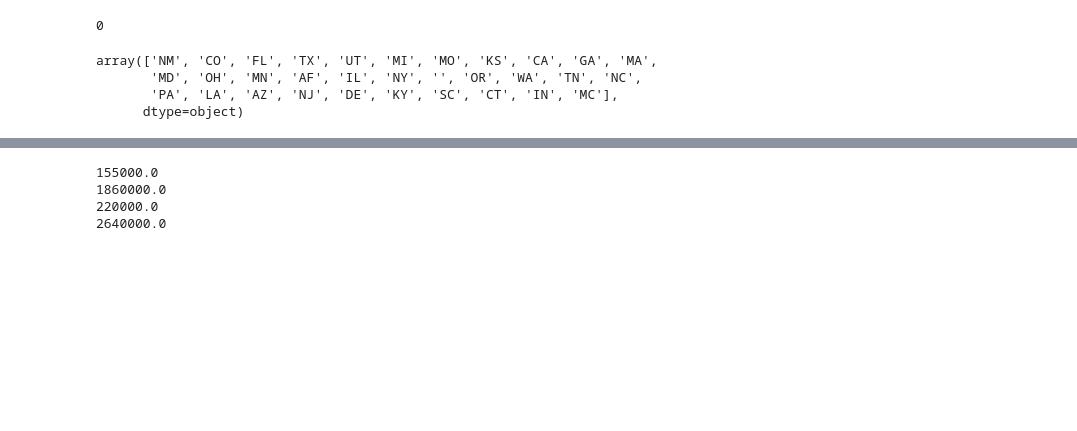
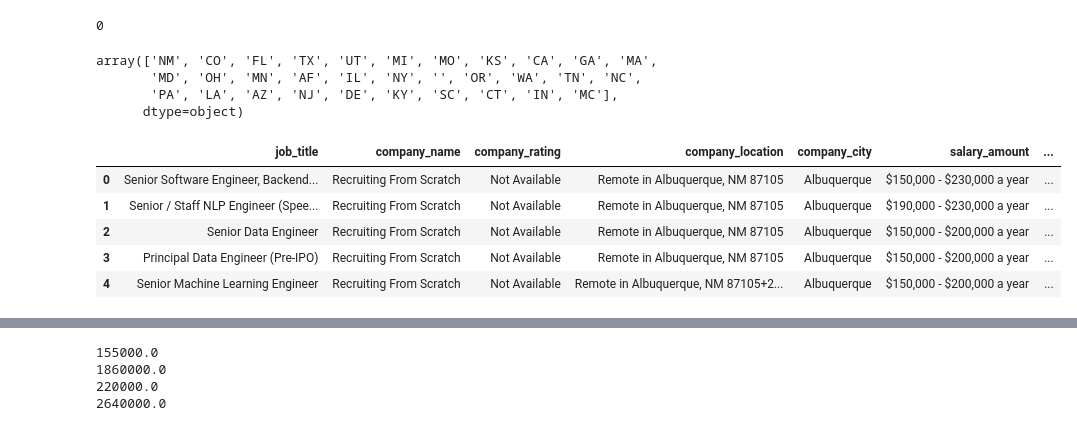
Before and after one commit to fedfioravanti/Web-Scraping-and-Salary-Prediction, a Jupyter notebook: GA_project_04.ipynb, the cells around one changed output, grey strips where cells are left out. Saved outputs shown, nothing was run; the diff lists cells and outputs as text; code cells hidden in the pictures; blank space fills up the shorter version.

```diff
--- a/GA_project_04.ipynb
+++ b/GA_project_04.ipynb
@@ -1078,4 +1079,11 @@ for x in us_fin['company_location']:
 # Inserting the new city column in the dataframe
 us_fin.insert(4, 'company_city', company_city)
 # %%
-us_fin.head
+us_fin.head()
+# %% [output]
+|  | job_title | company_name | company_rating | company_location | company_city | salary_amount | ... |
+| 0 | Senior Software Engineer, Backend... | Recruiting From Scratch | Not Available | Remote in Albuquerque, NM 87105 | Albuquerque | $150,000 - $230,000 a year | ... |
+| 1 | Senior / Staff NLP Engineer (Spee... | Recruiting From Scratch | Not Available | Remote in Albuquerque, NM 87105 | Albuquerque | $190,000 - $230,000 a year | ... |
+| 2 | Senior Data Engineer | Recruiting From Scratch | Not Available | Remote in Albuquerque, NM 87105 | Albuquerque | $150,000 - $200,000 a year | ... |
+| 3 | Principal Data Engineer (Pre-IPO) | Recruiting From Scratch | Not Available | Remote in Albuquerque, NM 87105 | Albuquerque | $150,000 - $200,000 a year | ... |
+| 4 | Senior Machine Learning Engineer | Recruiting From Scratch | Not Available | Remote in Albuquerque, NM 87105+2... | Albuquerque | $150,000 - $200,000 a year | ... |
```
Also changed, not shown: parts of 7 cells of this notebook.
